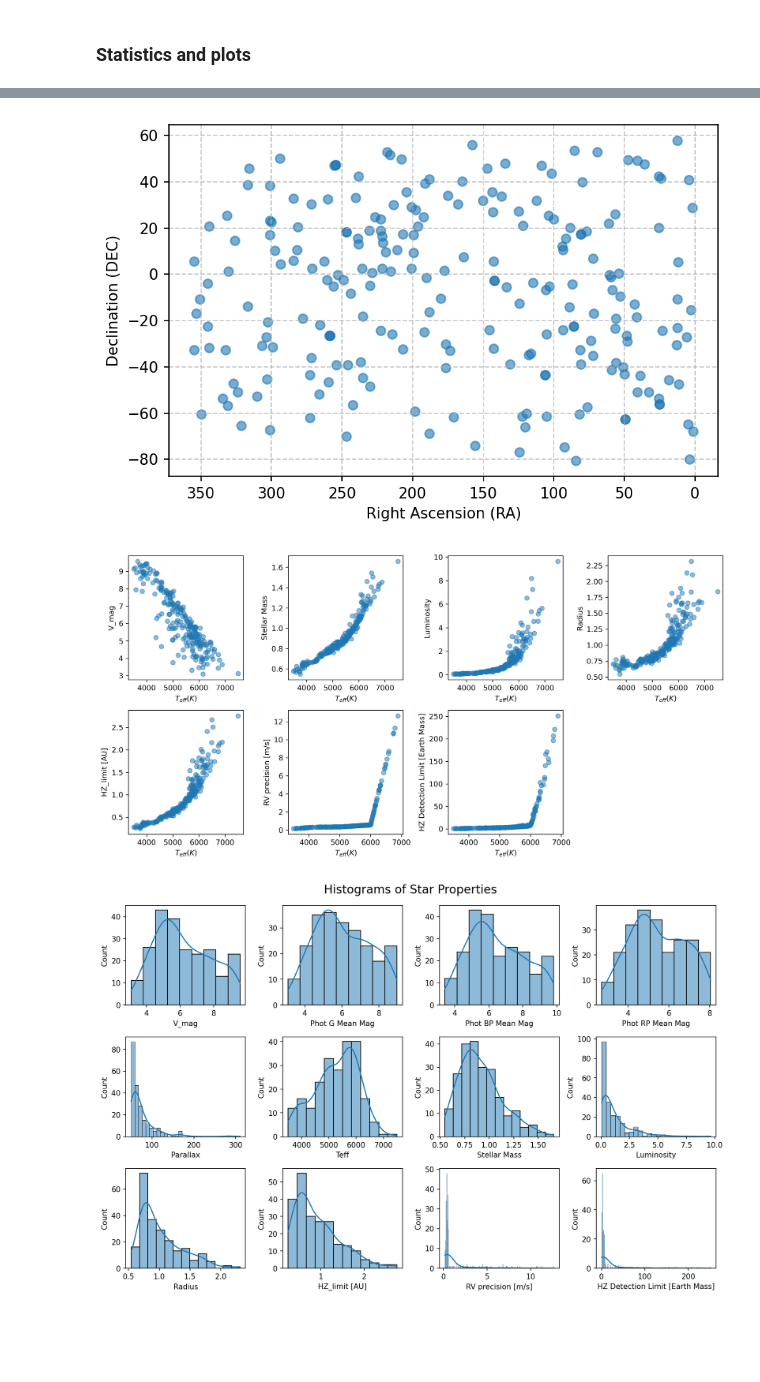
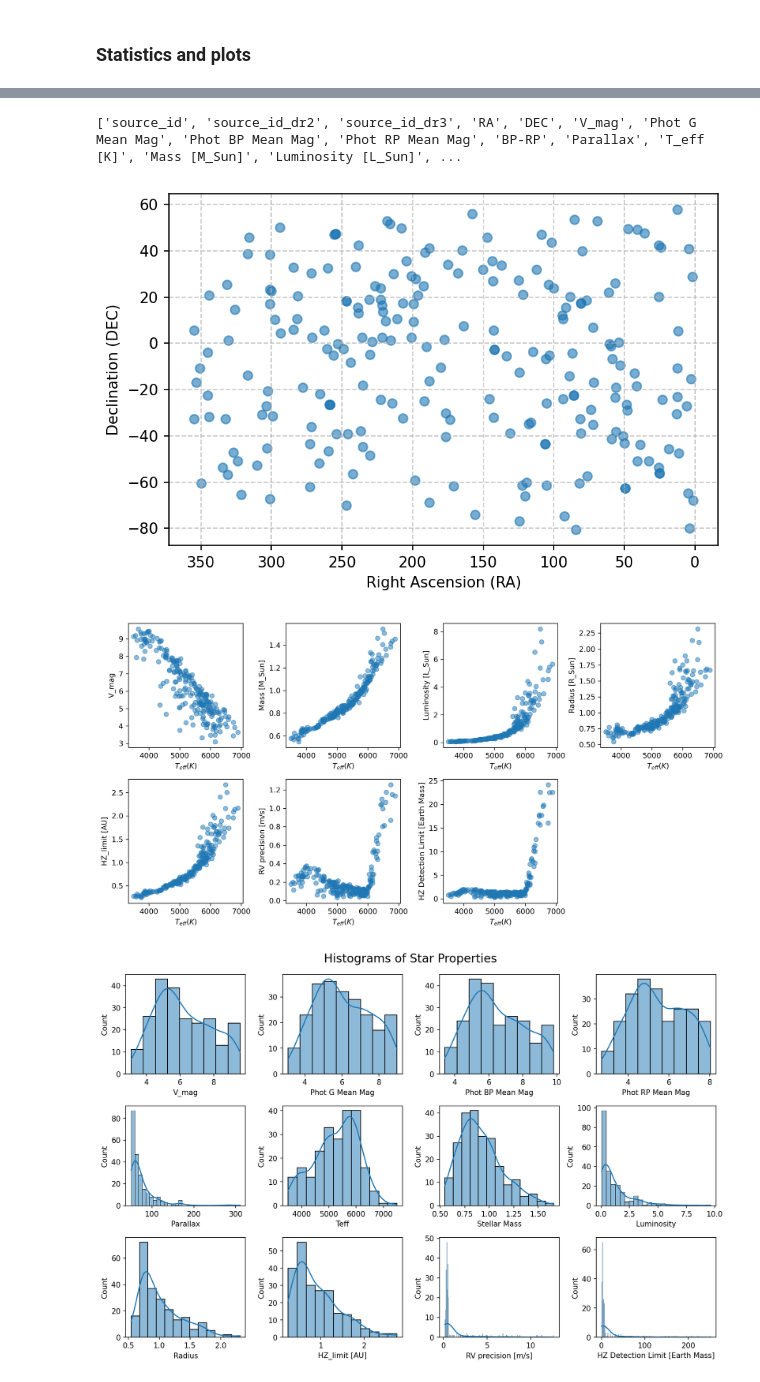
Before and after one commit to exoplanetsdk/2ES_target_selection, a Jupyter notebook: scripts/2ES_target_selection.ipynb, the cells around one changed output, grey strips where cells are left out. Drawn from its saved outputs; the diff is of its cells as text; code cells hidden in the pictures; blank space fills up the shorter version.

Commit message:
batch calculated RV precision and HZ Detection Limit

```diff
--- a/scripts/2ES_target_selection.ipynb
+++ b/scripts/2ES_target_selection.ipynb
@@ -1421,9 +1421,3 @@ df_13_filtered['RV_Prec(370 - 890)']/df_14_filtered['RV_Prec(370 - 890)']
 160    1.286339
 161    1.286339
 Name: RV_Prec(370 - 890), Length: 162, dtype: float64
-# %%
-from rv_prec import calculate_rv_precision
-
-
-result, custom_rv_precision = calculate_rv_precision()
-print(f"Custom RV Precision: {custom_rv_precision}")
@@ -1431,0 +1424,14 @@ Custom RV Precision: 0.13404612796406434
+# %%
+from rv_prec import calculate_rv_precision
+
+rv_precisions = []
+
+for i in range(len(combined_df)):
+    result, rv_precision = calculate_rv_precision(Temp=combined_df.iloc[i]['T_eff [K]'], Vmag=combined_df.iloc[i]['V_mag'])
+    rv_precisions.append(rv_precision)
+# %%
+# Find the index of 'HZ_limit [AU]' column
+hz_limit_index = combined_df.columns.get_loc('HZ_limit [AU]')
+
+# Insert the rv_precisions to the right of 'HZ_limit [AU]'
+combined_df.insert(hz_limit_index + 1, 'RV precision [m/s]', rv_precisions)
@@ -1513,7 +1528,7 @@ def calculate_hz_detection_limit(K, stellar_mass, orbital_radius):
 merged_df['HZ Detection Limit [Earth Mass]'] = merged_df.apply(
     lambda row: calculate_hz_detection_limit(
         row['RV precision [m/s]'],
-        row['Stellar Mass'],
+        row['Mass [M_Sun]'],
         row['HZ_limit [AU]']
     ),
     axis=1
@@ -1566,3 +1572,7 @@ merged_df.head()
+# %%
+print(merged_df.columns.tolist())
+# %% [output]
+['source_id', 'source_id_dr2', 'source_id_dr3', 'RA', 'DEC', 'V_mag', 'Phot G Mean Mag', 'Phot BP Mean Mag', 'Phot RP Mean Mag', 'BP-RP', 'Parallax', 'T_eff [K]', 'Mass [M_Sun]', 'Luminosity [L_Sun]', ...
 # %%
 import matplotlib.pyplot as plt
 
@@ -1579,34 +1589,34 @@ plt.tight_layout()
 plt.savefig('../figures/ra_dec.png', dpi=300)
 plt.show()
 # %% [output]
-[figure, old version]
+[figure, new version]
 # %%
 # Create the plot
 fig, axs = plt.subplots(2, 4, figsize=(12, 6), dpi=300)
 # fig.suptitle('Stellar Properties as a Function of Temperature', fontsize=16)
 
 # Flatten the axs array for easier iteration
 axs = axs.flatten()
 
 # List of columns to plot
-columns = ['V_mag', 'Stellar Mass', 'Luminosity [L_Sun]', 'Radius [R_Sun]', 'HZ_limit [AU]',
+columns = ['V_mag', 'Mass [M_Sun]', 'Luminosity [L_Sun]', 'Radius [R_Sun]', 'HZ_limit [AU]',
            'RV precision [m/s]', 'HZ Detection Limit [Earth Mass]']
 
 # Plot each column
 for i, col in enumerate(columns):
     axs[i].scatter(merged_df['T_eff [K]'], merged_df[col], alpha=0.5)
     axs[i].set_xlabel('$T_{eff} (K)$')
     axs[i].set_ylabel(col)
 
 # Remove the last unused subplot
 fig.delaxes(axs[-1])
 
 # Adjust the layout and display the plot
 plt.tight_layout()
 plt.savefig('../figures/stellar_properties_vs_temperature.png')
 plt.show()
 # %% [output]
-[figure, old version]
+[figure, new version]
 # %%
 import matplotlib.pyplot as plt
 import seaborn as sns
```
Also changed, not shown: parts of 4 cells of this notebook, 16 other files.
